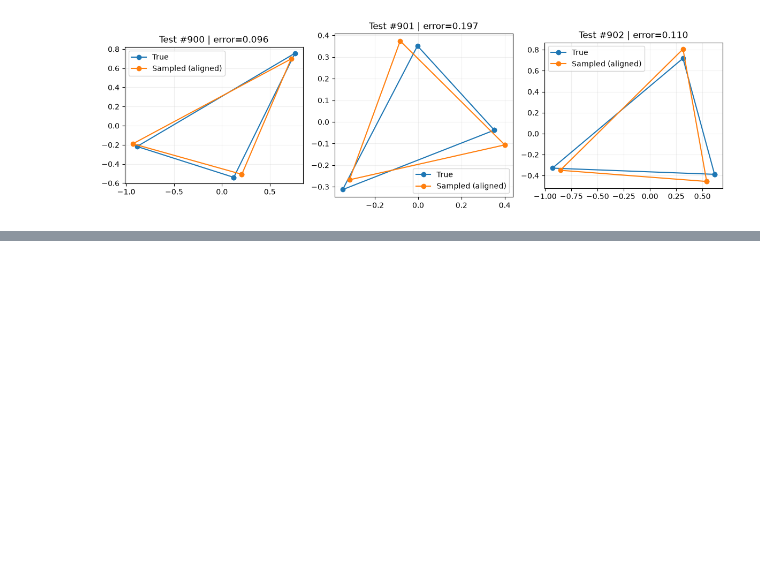
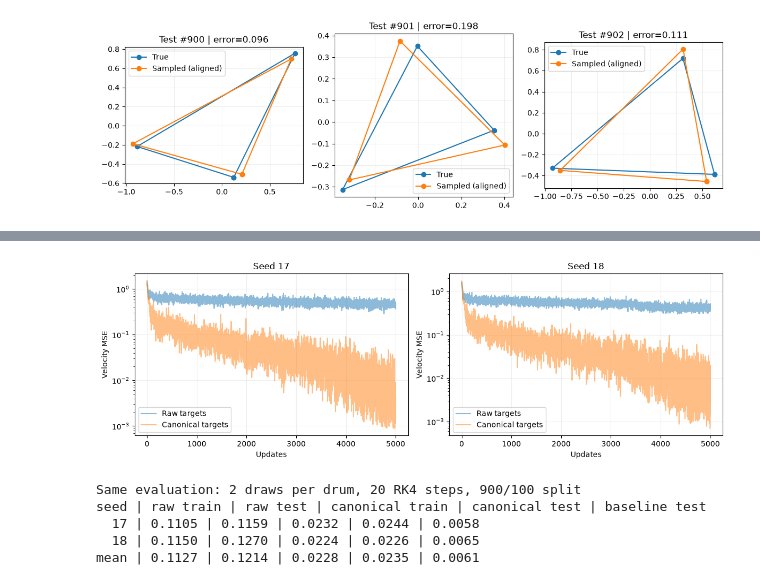
Before and after one commit to VLSF/drums, a Jupyter notebook: notebooks/flow_matching.ipynb, the cells around one changed output, grey strips where cells are left out. Cells and saved outputs as stored; diff of their text form; code cells hidden in the pictures; blank space fills up the shorter version.

Commit message:
flow matching on canonicalised data

```diff
--- a/notebooks/flow_matching.ipynb
+++ b/notebooks/flow_matching.ipynb
@@ -94,6 +84,6 @@ model18, history18, spectra18, vertices18 = main(seed=18)
 4000: train=0.5622, test=0.4079
 4500: train=0.4499, test=0.4047
 # %%
-errors18 = evaluate(model18, spectra18, vertices18, n_draws=1, n_steps=20)
+errors18 = evaluate(model18, spectra18, vertices18, n_draws=N_DRAWS, n_steps=N_STEPS)
 print("Seed 18:", "train", errors18[:, :900].mean(), "test", errors18[:, 900:].mean())
 # %% [output]
@@ -129,9 +119,9 @@ keys = jr.split(jr.PRNGKey(456), len(indices))
 fig, axes = plt.subplots(1, 3, figsize=(12, 4))
 
 for ax, index, key in zip(axes, indices, keys):
-    target = np.asarray(vertices[index])
+    target = np.asarray(vertices17[index])
     target = target - target.mean(axis=0)
-    prediction = np.asarray(sample(model, spectra[index], key, n_steps=N_STEPS))
+    prediction = np.asarray(sample(model17, spectra17[index], key, n_steps=N_STEPS))
 
     candidates = prediction[np.asarray(orderings)]
     candidates = candidates - candidates.mean(axis=1, keepdims=True)
@@ -155,3 +145,7 @@ plt.tight_layout()
 plt.show()
 # %% [output]
 [figure]
+# %%
+model_c17, history_c17, spectra_c17, vertices_c17 = main(seed=17, canonical=True)
+errors_c17 = evaluate(model_c17, spectra_c17, vertices17, n_draws=N_DRAWS, n_steps=N_STEPS)
+print("Canonical seed 17:", "train", errors_c17[:, :900].mean(), "test", errors_c17[:, 900:].mean())
@@ -157,0 +164,4 @@ plt.show()
+# %%
+model_c18, history_c18, spectra_c18, vertices_c18 = main(seed=18, canonical=True)
+errors_c18 = evaluate(model_c18, spectra_c18, vertices18, n_draws=N_DRAWS, n_steps=N_STEPS)
+print("Canonical seed 18:", "train", errors_c18[:, :900].mean(), "test", errors_c18[:, 900:].mean())
@@ -157,0 +180,31 @@ plt.show()
+# %%
+fig, axes = plt.subplots(1, 2, figsize=(12, 4))
+for ax, seed, raw_history, canonical_history in [
+    (axes[0], 17, history17, history_c17),
+    (axes[1], 18, history18, history_c18),
+]:
+    ax.plot(raw_history, alpha=0.5, label="Raw targets")
+    ax.plot(canonical_history, alpha=0.5, label="Canonical targets")
+    ax.set(title=f"Seed {seed}", xlabel="Updates", ylabel="Velocity MSE", yscale="log")
+    ax.legend()
+    ax.grid(alpha=0.2)
+plt.tight_layout()
+plt.show()
+
+print(f"Same evaluation: {N_DRAWS} draws per drum, {N_STEPS} RK4 steps, 900/100 split")
+print("seed | raw train | raw test | canonical train | canonical test | baseline test")
+rows = []
+for seed, raw, canonical in [(17, errors17, errors_c17), (18, errors18, errors_c18)]:
+    scores = [raw[:, :900].mean(), raw[:, 900:].mean(),
+              canonical[:, :900].mean(), canonical[:, 900:].mean()]
+    rows.append(scores)
+    print(f"{seed:4d} | " + " | ".join(f"{score:.4f}" for score in scores)
+          + f" | {baseline[seed][1]:.4f}")
+print("mean | " + " | ".join(f"{score:.4f}" for score in np.mean(rows, axis=0)) + " | 0.0061")
+# %% [output]
+[figure, added]
+Same evaluation: 2 draws per drum, 20 RK4 steps, 900/100 split
+seed | raw train | raw test | canonical train | canonical test | baseline test
+  17 | 0.1105 | 0.1159 | 0.0232 | 0.0244 | 0.0058
+  18 | 0.1150 | 0.1270 | 0.0224 | 0.0226 | 0.0065
+mean | 0.1127 | 0.1214 | 0.0228 | 0.0235 | 0.0061
```
Also changed, not shown: parts of 13 cells of this notebook, 2 other files.
